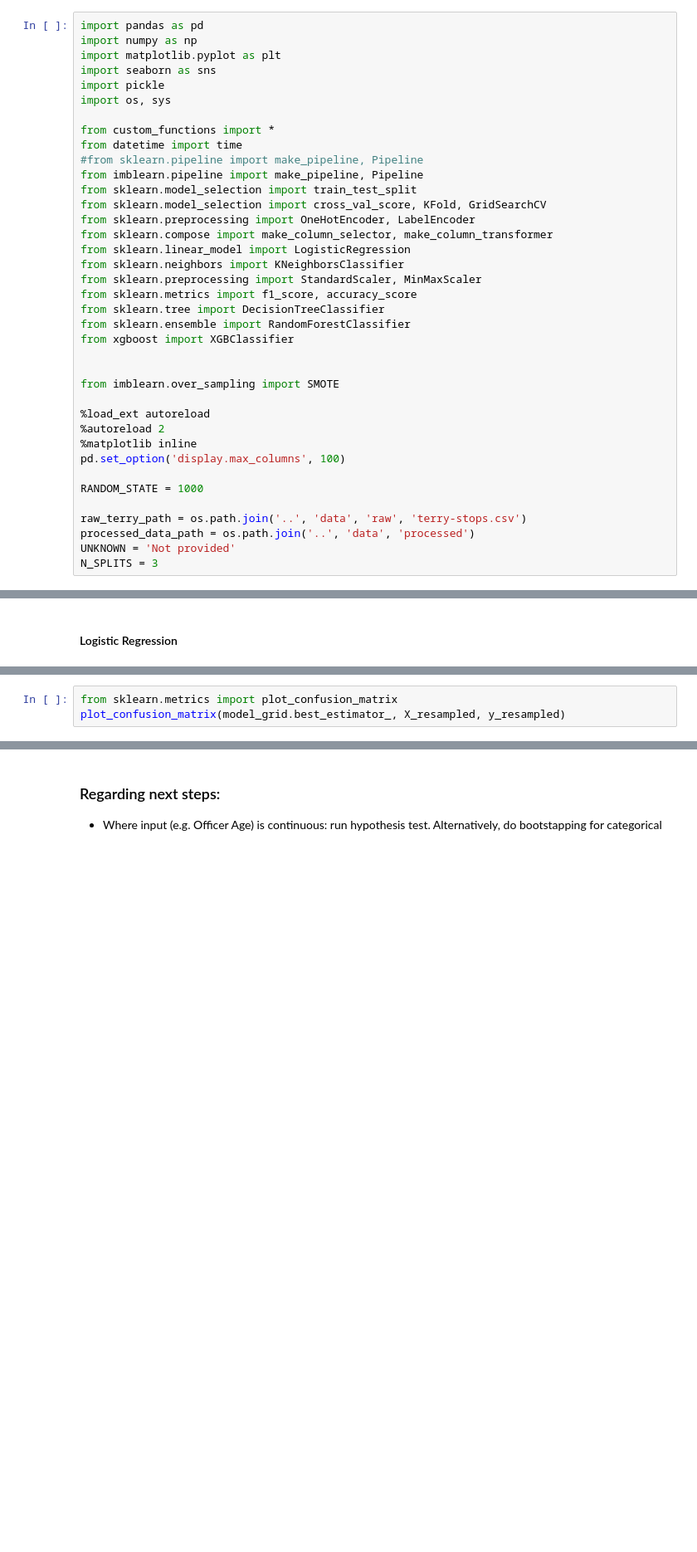
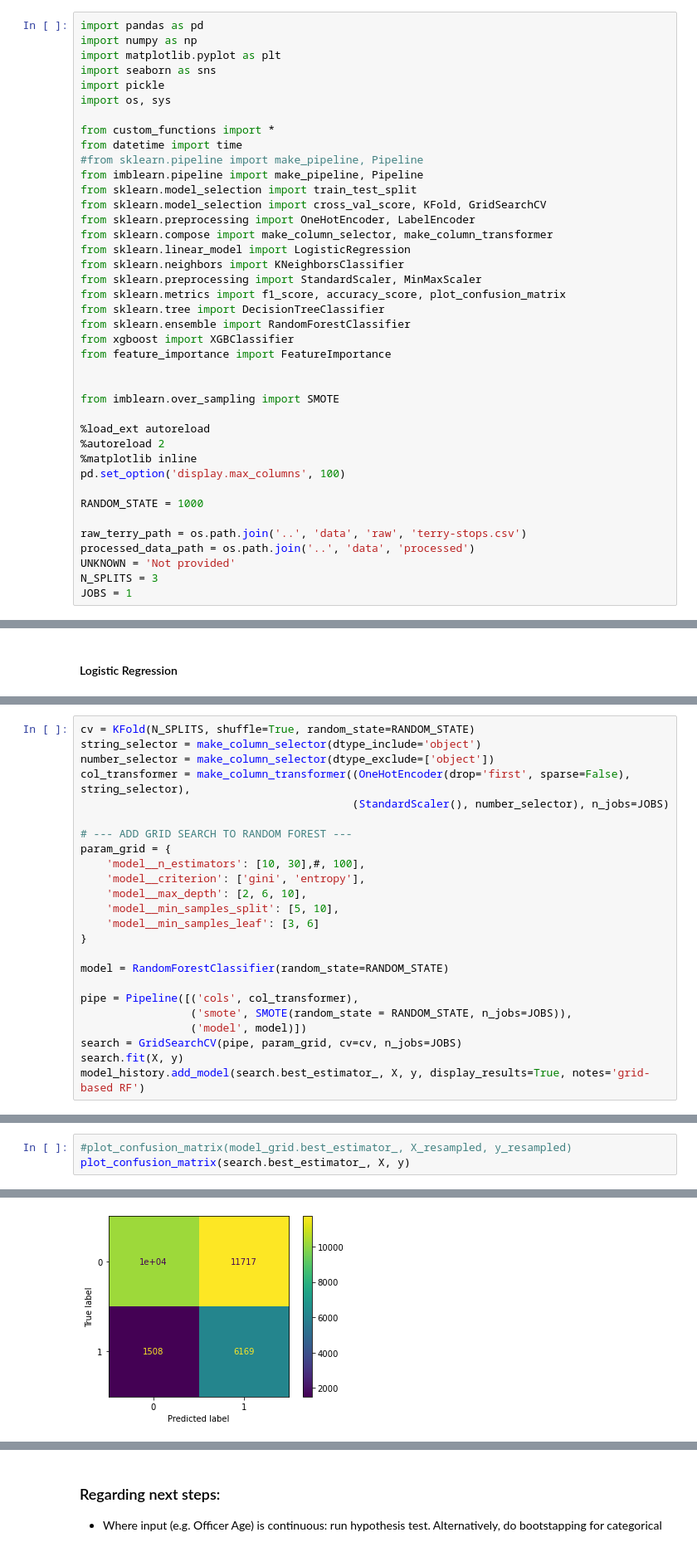
Before and after one commit to sethnlewis/Policing-Bias, a Jupyter notebook: analysis/EDA.ipynb, the cells around one changed output, grey strips where cells are left out. Shown: that part at 83% size. Cells and saved outputs as stored; diff of their text form; blank space fills up the shorter version.

Commit message:
Implemented pipelines throughout and fixed data leakage. About to begin full run-through from scratch to compare model results

```diff
--- a/analysis/EDA.ipynb
+++ b/analysis/EDA.ipynb
@@ -19,10 +19,11 @@ from sklearn.compose import make_column_selector, make_column_transformer
 from sklearn.linear_model import LogisticRegression
 from sklearn.neighbors import KNeighborsClassifier
 from sklearn.preprocessing import StandardScaler, MinMaxScaler
-from sklearn.metrics import f1_score, accuracy_score
+from sklearn.metrics import f1_score, accuracy_score, plot_confusion_matrix
 from sklearn.tree import DecisionTreeClassifier
 from sklearn.ensemble import RandomForestClassifier
 from xgboost import XGBClassifier
+from feature_importance import FeatureImportance
 
 
 from imblearn.over_sampling import SMOTE
@@ -38,3 +39,4 @@ raw_terry_path = os.path.join('..', 'data', 'raw', 'terry-stops.csv')
 processed_data_path = os.path.join('..', 'data', 'processed')
 UNKNOWN = 'Not provided'
 N_SPLITS = 3
+JOBS = 1
@@ -734,0 +747,24 @@ tp/(tp+0.5*(fp+fn))
+# %%
+cv = KFold(N_SPLITS, shuffle=True, random_state=RANDOM_STATE)
+string_selector = make_column_selector(dtype_include='object')
+number_selector = make_column_selector(dtype_exclude=['object'])
+col_transformer = make_column_transformer((OneHotEncoder(drop='first', sparse=False), string_selector),
+                                          (StandardScaler(), number_selector), n_jobs=JOBS)
+
+# --- ADD GRID SEARCH TO RANDOM FOREST ---
+param_grid = {
+    'model__n_estimators': [10, 30],#, 100],
+    'model__criterion': ['gini', 'entropy'],
+    'model__max_depth': [2, 6, 10],
+    'model__min_samples_split': [5, 10],
+    'model__min_samples_leaf': [3, 6]
+}
+
+model = RandomForestClassifier(random_state=RANDOM_STATE)
+
+pipe = Pipeline([('cols', col_transformer),
+                 ('smote', SMOTE(random_state = RANDOM_STATE, n_jobs=JOBS)),
+                 ('model', model)])
+search = GridSearchCV(pipe, param_grid, cv=cv, n_jobs=JOBS)
+search.fit(X, y)
+model_history.add_model(search.best_estimator_, X, y, display_results=True, notes='grid-based RF')
@@ -735,3 +775,4 @@ tp/(tp+0.5*(fp+fn))
 # %%
-from sklearn.metrics import plot_confusion_matrix
-plot_confusion_matrix(model_grid.best_estimator_, X_resampled, y_resampled)
+#plot_confusion_matrix(model_grid.best_estimator_, X_resampled, y_resampled)
+plot_confusion_matrix(search.best_estimator_, X, y)
+# %% [output]
@@ -737,0 +780 @@ plot_confusion_matrix(model_grid.best_estimator_, X_resampled, y_resampled)
+[figure, added]
```
Also changed, not shown: parts of 29 cells of this notebook, 2 other files.
